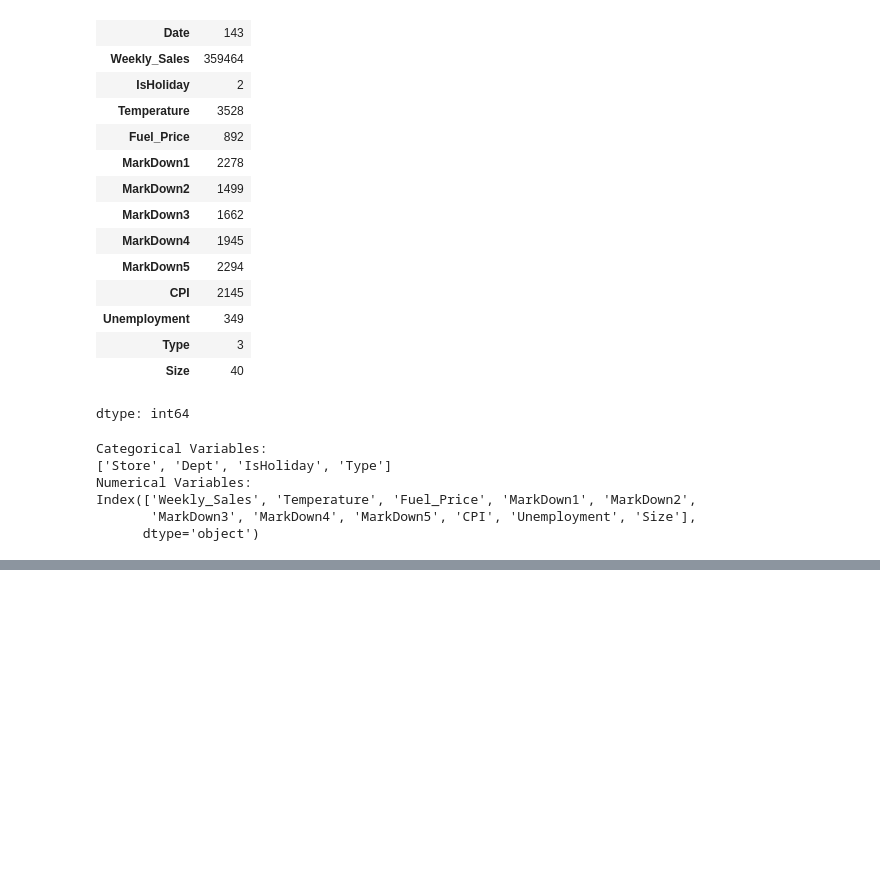
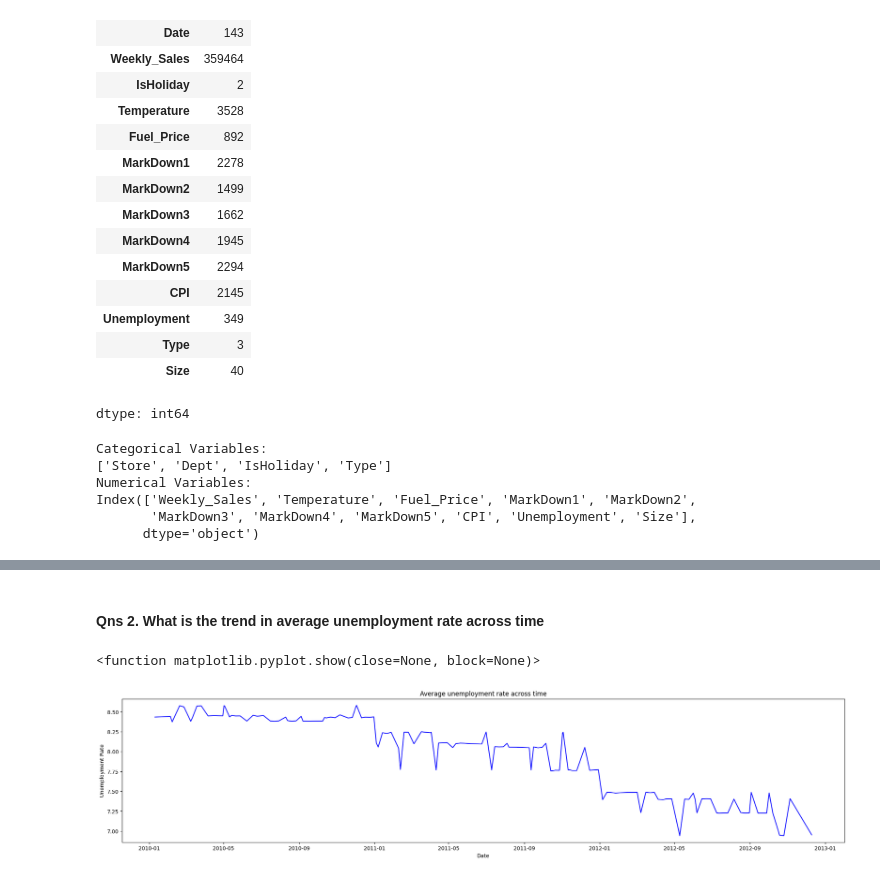
Before and after one commit to sharath199324/Integrated-Retail-Analytics-for-Store-Optimization-main, a Jupyter notebook: Retail_Analytics.ipynb, the cells around one changed output, grey strips where cells are left out. Drawn from its saved outputs; the diff is of its cells as text; code cells hidden in the pictures; blank space fills up the shorter version.

```diff
--- a/Retail_Analytics.ipynb
+++ b/Retail_Analytics.ipynb
@@ -251,0 +331,14 @@ Index(['Weekly_Sales', 'Temperature', 'Fuel_Price', 'MarkDown1', 'MarkDown2',
+# %% [markdown]
+#### Qns 2. What is the trend in average unemployment rate across time
+# %%
+# Unemployment across time
+unn_across_time = df_new.groupby(by = ['Date'], as_index= False)['Unemployment'].mean() # average rate of unemployment each date for all the different outlets
+plt.figure(figsize = (25,5))
+plt.plot(unn_across_time.Date, unn_across_time.Unemployment,color="b")
+plt.xlabel("Date")
+plt.ylabel("Unemployment Rate")
+plt.title("Average unemployment rate across time")
+plt.show
+# %% [output]
+<function matplotlib.pyplot.show(close=None, block=None)>
+[figure, added]
```
Also changed, not shown: parts of 35 cells of this notebook.
